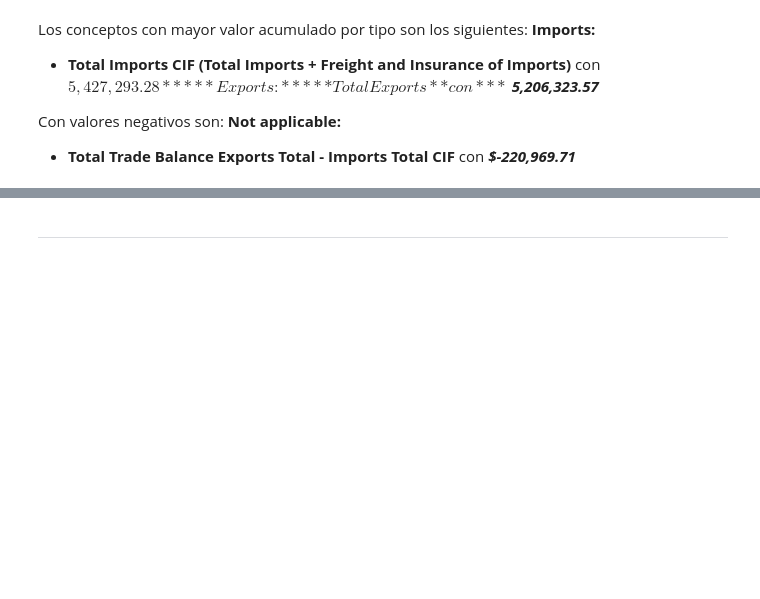
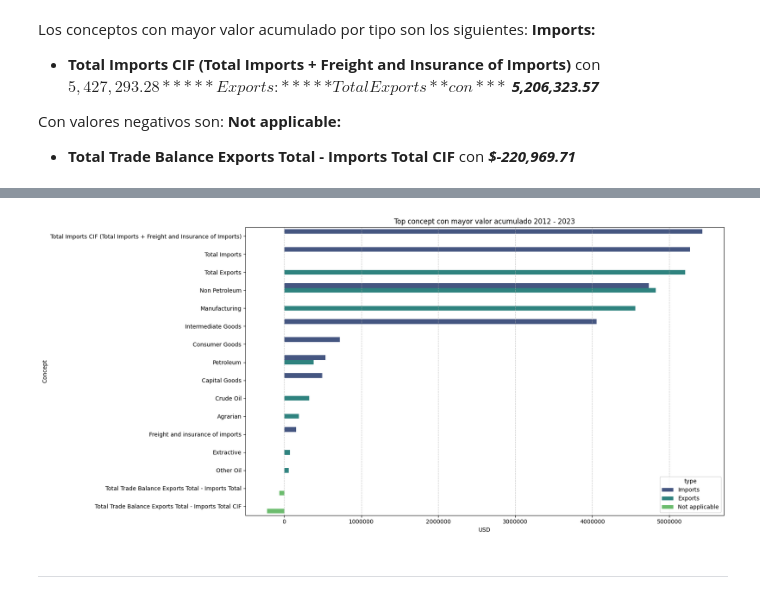
Before and after one commit to SaitoM17/analisis_mexico_trade_statistics_2012_2023, a Jupyter notebook: notebooks/3_analisis_descriptivo.ipynb, the cells around one changed output, grey strips where cells are left out. Cells and saved outputs as stored; diff of their text form; code cells hidden in the pictures; blank space fills up the shorter version.

Commit message:
feat: creación de imagen de Top concept con mayor valor acumulado

```diff
--- a/notebooks/3_analisis_descriptivo.ipynb
+++ b/notebooks/3_analisis_descriptivo.ipynb
@@ -87,7 +87,8 @@ plt.show()
 **Top Conceptos (concept) con mayor valor acumulado**
 # %%
 top_concept = df_2012_2023.groupby(['type','concept'])['value_usd'].sum()
-top_concept.sort_values(ascending=False)
+top_concept = top_concept.sort_values(ascending=False)
+top_concept
 # %% [output]
 type            concept
 Imports         Total Imports CIF (Total Imports + Freight and Insurance of Imports)   5,427,293.28
@@ -119,3 +120,6 @@ Los conceptos con mayor valor acumulado por tipo son los siguientes:
 Con valores negativos son:
 **Not applicable:**
 *  **Total Trade Balance Exports Total - Imports Total CIF** con   ***$-220,969.71***
+# %%
+df_top_concept = top_concept.reset_index()
+df_top_concept
@@ -122,3 +144,21 @@ Con valores negativos son:
+# %%
+x_value_usd = df_top_concept['value_usd']
+y_concept = df_top_concept['concept']
+
+plt.figure(figsize=(17,8))
+sns.barplot(x=x_value_usd, y=y_concept, data=df_top_concept, hue='type', palette='viridis')
+
+plt.title('Top concept con mayor valor acumulado 2012 - 2023')
+plt.xlabel('USD')
+plt.ylabel('Concept')
+
+plt.ticklabel_format(style='plain', axis='x') # Desactiva la notación científica
+plt.grid(axis='x', linestyle='--', alpha=0.7) # Añadir cuadrícula en el eje X
+plt.tight_layout()
+
+plt.show()
+# %% [output]
+[figure, added]
 # %% [markdown]
 -----
 # %% [markdown]
```
Also changed, not shown: parts of 1 cell of this notebook.
